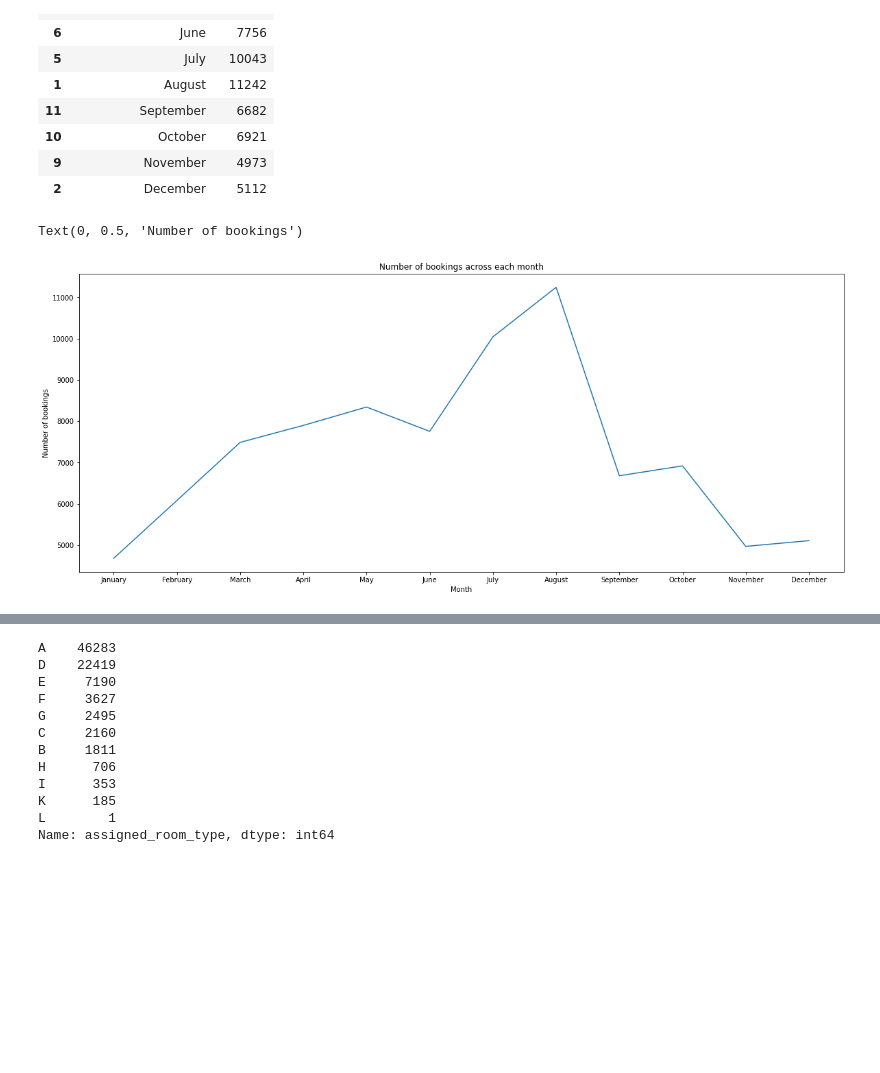
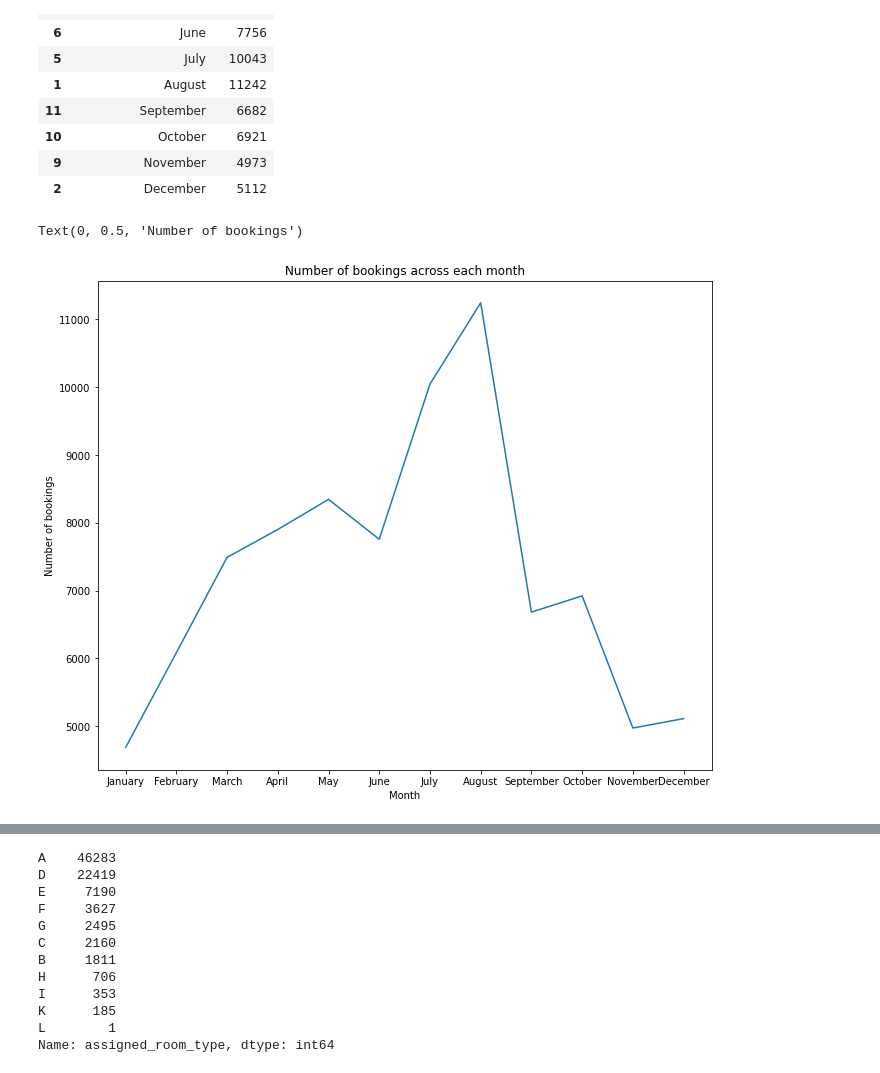
Before and after one commit to abhiwavhal/EDA-HOTEL-BOOKING-ANALYSIS, a Jupyter notebook: Hotel_booking_individual_EDA_Submission.ipynb, the cells around one changed output, grey strips where cells are left out. Drawn from its saved outputs; the diff is of its cells as text; code cells hidden in the pictures; blank space fills up the shorter version.

```diff
--- a/Hotel_booking_individual_EDA_Submission.ipynb
+++ b/Hotel_booking_individual_EDA_Submission.ipynb
@@ -507,17 +507,17 @@ bookings_by_months_df
 | 2 | December | 5112 |
 # %%
 # set plot size
-plt.figure(figsize=(20,8))
+plt.figure(figsize=(11,9))
 
 #pltting lineplot on x- months & y- booking counts
 sns.lineplot(x=bookings_by_months_df['arrival_date_month'],y=bookings_by_months_df['Counts'])
 
 # set title for the plot
 plt.title('Number of bookings across each month')
 #set x label
 plt.xlabel('Month')
 #set y label
 plt.ylabel('Number of bookings')
 # %% [output]
 Text(0, 0.5, 'Number of bookings')
-[figure, old version]
+[figure, new version]
```
Also changed, not shown: parts of 125 cells of this notebook.
